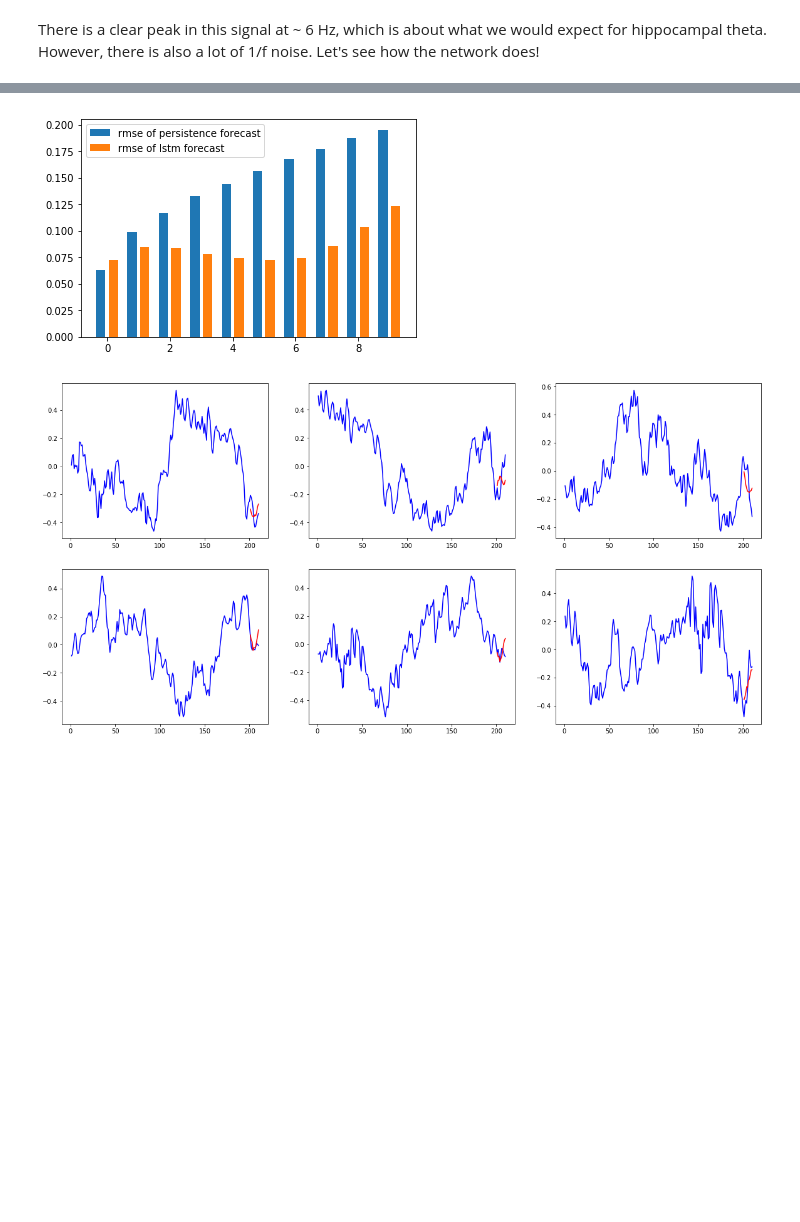
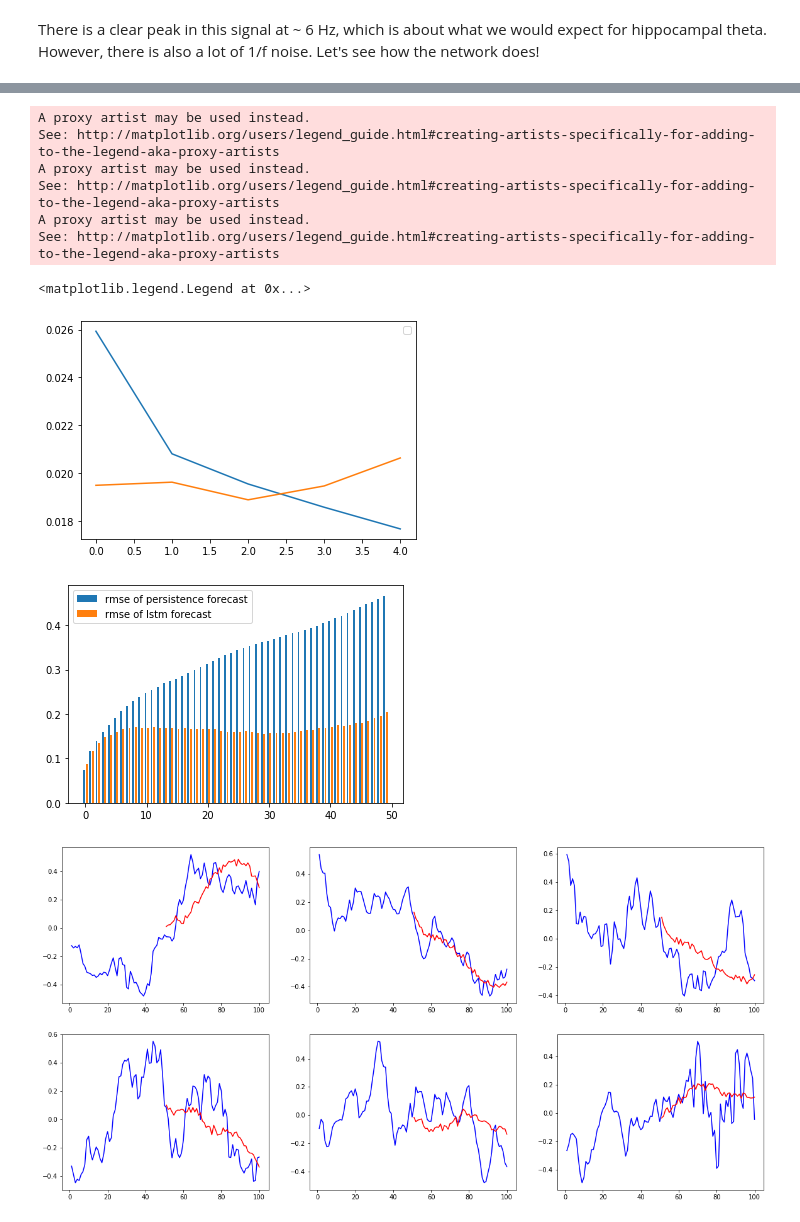
Before and after one commit to latimerb/LFP_Prediction, a Jupyter notebook: Univar_LSTM.ipynb, the cells around one changed output, grey strips where cells are left out. Drawn from its saved outputs; the diff is of its cells as text; code cells hidden in the pictures; blank space fills up the shorter version.

Commit message:
deleted old files and updated Univar_LSTM.ipynb

```diff
--- a/Univar_LSTM.ipynb
+++ b/Univar_LSTM.ipynb
@@ -311,8 +311,8 @@ There is a clear peak in this signal at ~ 6 Hz, which is about what we would exp
 from utils import series_to_supervised, fit_lstm, forecast_lstm, make_forecasts
 
 # Series to supervised
-num_lookback = 200
-num_predict = 10
+num_lookback = 50
+num_predict = 50
 
 # n_in is the number of samples for "input" and n_out is the number for "output", or prediction
 supervised_dataset = series_to_supervised(dataset[:,1:2],n_in=num_lookback,n_out=num_predict)
@@ -332,7 +332,7 @@ scaled_train = scl_sup_ds[0:N_train,:]
 scaled_test = scl_sup_ds[N_train:,:]
 
 # train
-model_lstm = fit_lstm(scaled_train, num_predict, 10, 20, n_neurons=1000)
+model_lstm, history_lstm = fit_lstm(scaled_train, num_predict, n_batch=10, nb_epoch=5, n_neurons=10)
 model_lstm.summary()
 
 # Make forecasts on test data
@@ -347,4 +347,8 @@ print("rmse for (LSTM) testing: ", rmse_lstm_test)
 
 rmse_pers_test = np.sqrt(np.mean((y_pers_test-scaled_test[:,-num_predict:])**2,axis=0))
 print("rmse for (persistence) testing: ", rmse_pers_test)
+
+plt.plot(history_lstm.history['loss'])
+plt.plot(history_lstm.history['val_loss'])
+plt.legend('loss','val_loss')
 # %% [output]
@@ -368,3 +372,11 @@ rmse for (persistence) testing:  [0.06285036 0.09887596 0.11718946 0.13250957 0.
+A proxy artist may be used instead.
+See: http://matplotlib.org/users/legend_guide.html#creating-artists-specifically-for-adding-to-the-legend-aka-proxy-artists
+A proxy artist may be used instead.
+See: http://matplotlib.org/users/legend_guide.html#creating-artists-specifically-for-adding-to-the-legend-aka-proxy-artists
+A proxy artist may be used instead.
+See: http://matplotlib.org/users/legend_guide.html#creating-artists-specifically-for-adding-to-the-legend-aka-proxy-artists
+<matplotlib.legend.Legend at 0x...>
+[figure, added]
 # %%
 # Plot the persistence and LSTM forecasts
 %matplotlib inline
@@ -383,5 +395,5 @@ for i in np.arange(1,7):
     plt.plot(np.linspace(1,chunk_size,num=chunk_size),scl_sup_ds[sample+N_train,:],color='blue',label='actual')
     plt.plot(np.linspace(num_lookback+1,chunk_size,num=num_predict),scaled_forecasts[sample,:],color='red',label='predicted')
 # %% [output]
-[figure, old version]
+[figure, new version]
-[figure, old version]
+[figure, new version]
```
Also changed, not shown: parts of 9 cells of this notebook, 22 other files.
